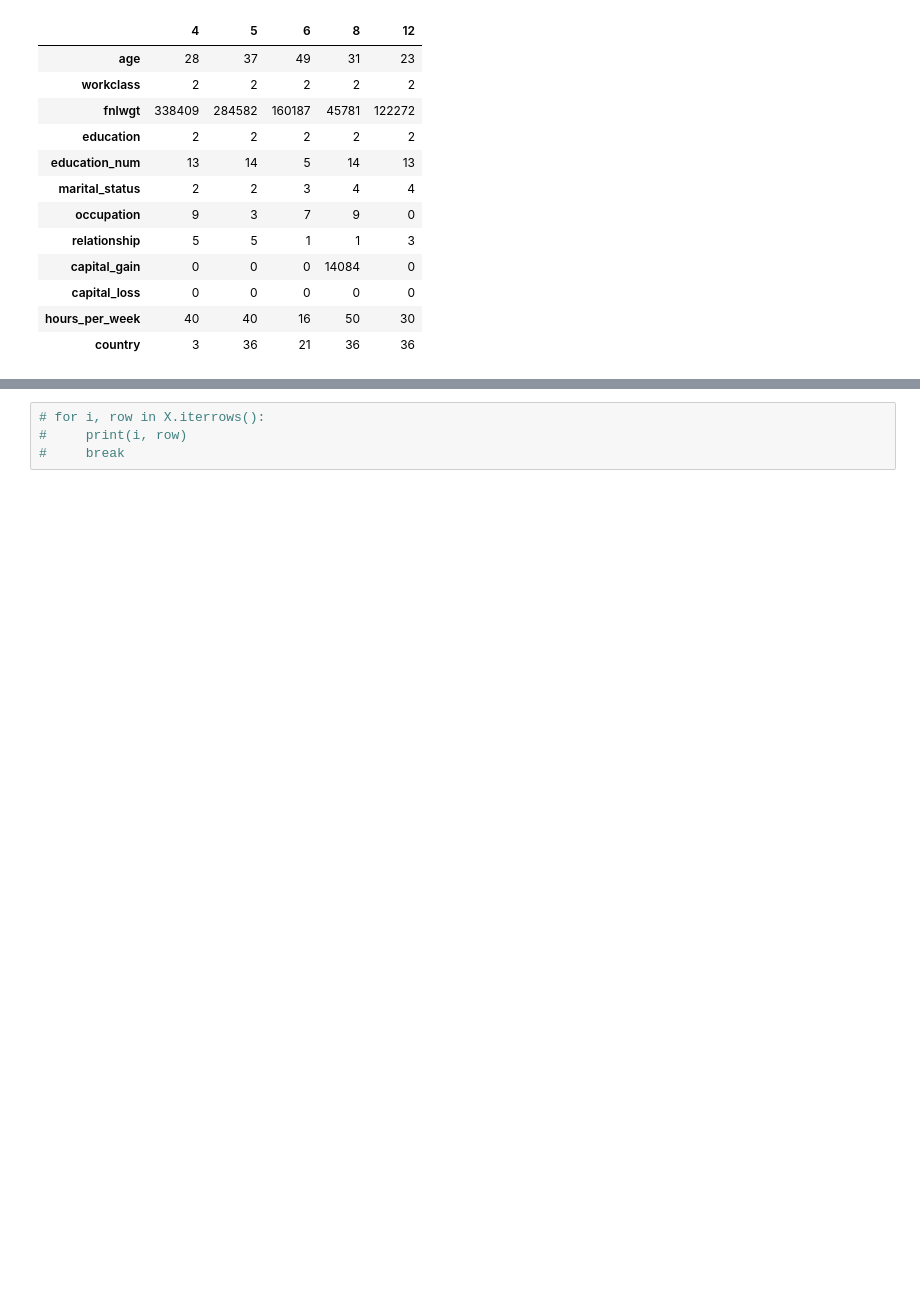
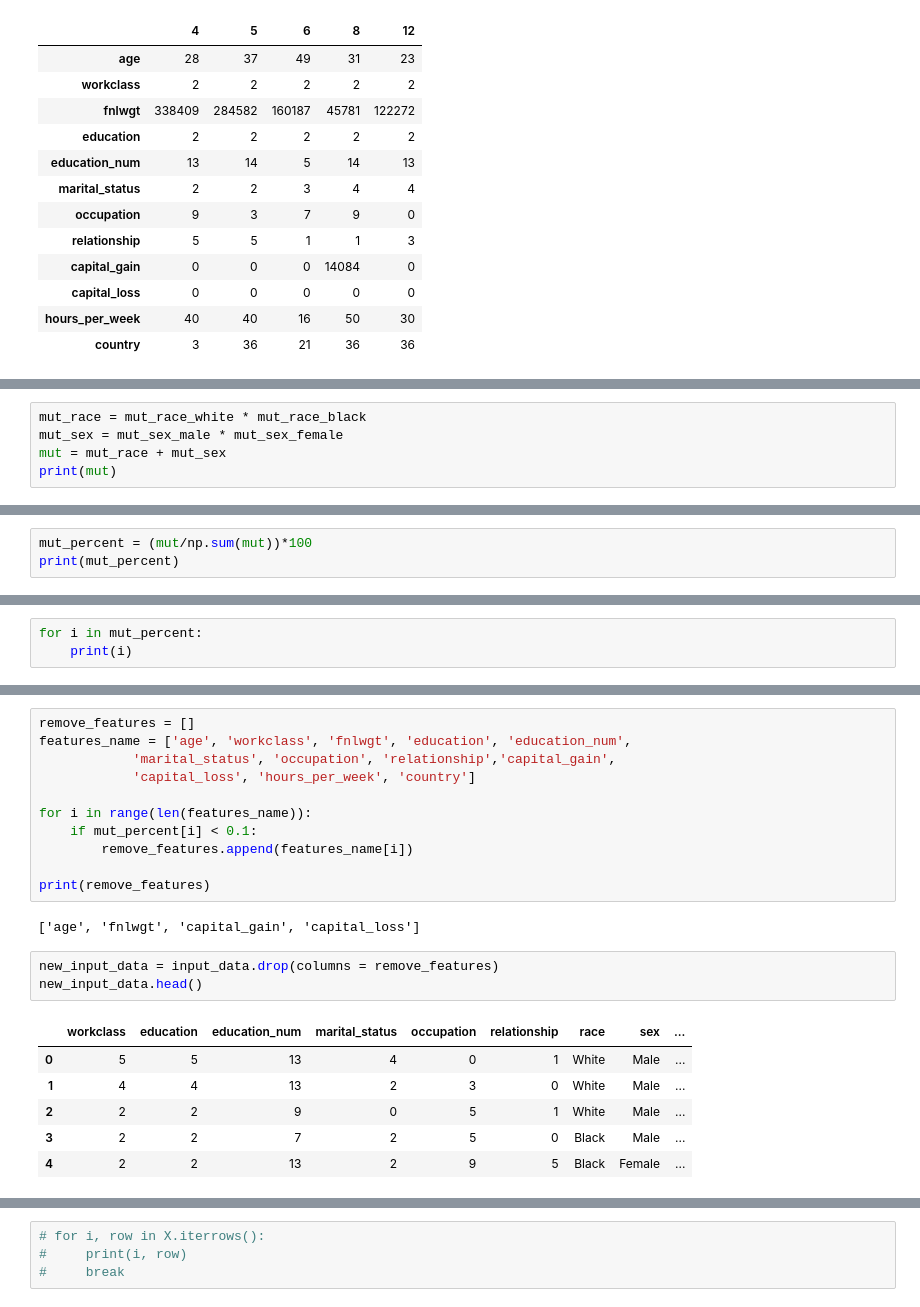
Before and after one commit to samiulengineer/sagan_fair_classifier, a Jupyter notebook: project/attentionModule.ipynb, the cells around one changed output, grey strips where cells are left out. Saved outputs shown, nothing was run; the diff lists cells and outputs as text; blank space fills up the shorter version.

```diff
--- a/project/attentionModule.ipynb
+++ b/project/attentionModule.ipynb
@@ -203,0 +206,5 @@ print(mut_sex_female)
+# %%
+mut_race = mut_race_white * mut_race_black
+mut_sex = mut_sex_male * mut_sex_female
+mut = mut_race + mut_sex
+print(mut)
@@ -203,0 +215,3 @@ print(mut_sex_female)
+# %%
+mut_percent = (mut/np.sum(mut))*100
+print(mut_percent)
@@ -203,0 +222,3 @@ print(mut_sex_female)
+# %%
+for i in mut_percent:
+    print(i)
@@ -203,0 +238,23 @@ print(mut_sex_female)
+# %%
+remove_features = []
+features_name = ['age', 'workclass', 'fnlwgt', 'education', 'education_num',
+            'marital_status', 'occupation', 'relationship','capital_gain',
+            'capital_loss', 'hours_per_week', 'country']
+
+for i in range(len(features_name)):
+    if mut_percent[i] < 0.1:
+        remove_features.append(features_name[i])
+
+print(remove_features)
+# %% [output]
+['age', 'fnlwgt', 'capital_gain', 'capital_loss']
+# %%
+new_input_data = input_data.drop(columns = remove_features)
+new_input_data.head()
+# %% [output]
+|  | workclass | education | education_num | marital_status | occupation | relationship | race | sex | ... |
+| 0 | 5 | 5 | 13 | 4 | 0 | 1 | White | Male | ... |
+| 1 | 4 | 4 | 13 | 2 | 3 | 0 | White | Male | ... |
+| 2 | 2 | 2 | 9 | 0 | 5 | 1 | White | Male | ... |
+| 3 | 2 | 2 | 7 | 2 | 5 | 0 | Black | Male | ... |
+| 4 | 2 | 2 | 13 | 2 | 9 | 5 | Black | Female | ... |
```
Also changed, not shown: parts of 8 cells of this notebook.
